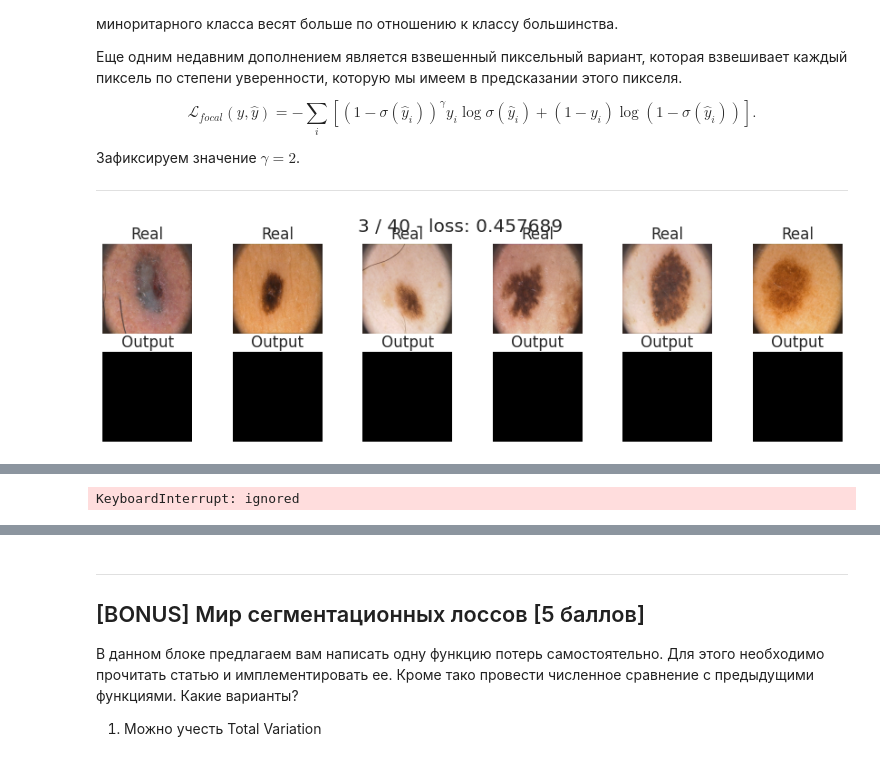
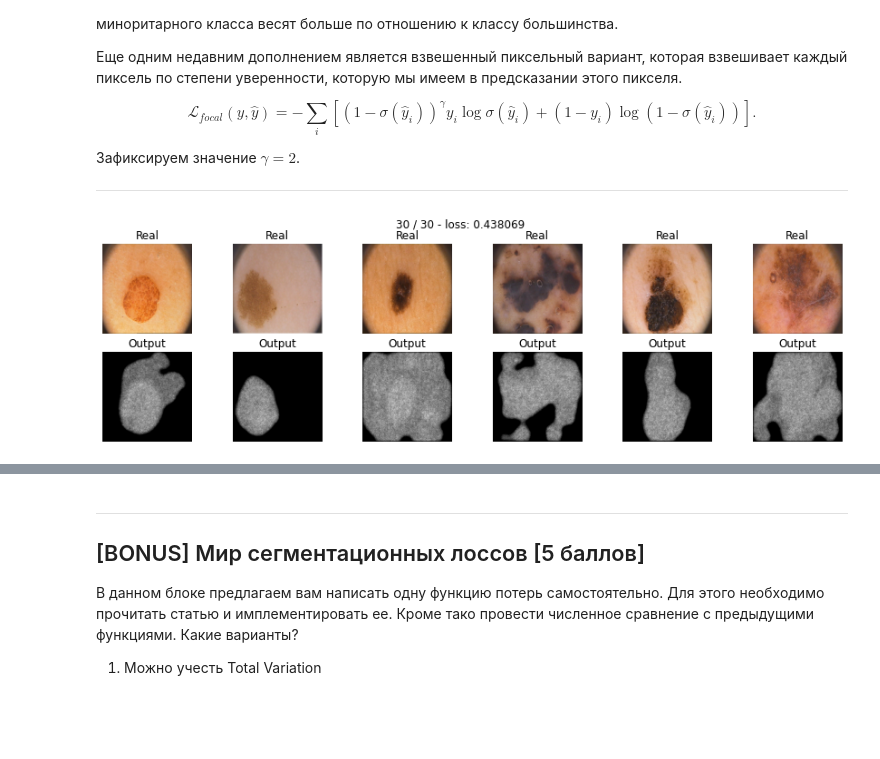
Before and after one commit to prosvirinKir/Deep-Learning-Sckool-term1, a Jupyter notebook: HW_6_semantic_segmentation.ipynb, the cells around one changed output, grey strips where cells are left out. Cells and saved outputs as stored; diff of their text form; code cells hidden in the pictures; blank space fills up the shorter version.

```diff
--- a/HW_6_semantic_segmentation.ipynb
+++ b/HW_6_semantic_segmentation.ipynb
@@ -617,9 +617,9 @@ def focal_loss(y_real, y_pred, eps=1e-8, gamma=2):
 # %%
 model_focal = SegNet().to(device)
 
-max_epochs = 40
+max_epochs = 30
 optimaizer = torch.optim.Adam(model_focal.parameters(), lr=1e-4)
 exp_lr_scheduler = lr_scheduler.StepLR(optimaizer, step_size=5, gamma=0.1)
 losses_focal = train(model_focal, optimaizer, focal_loss, max_epochs, data_tr, data_val, exp_lr_scheduler)
 # %% [output]
-[figure, old version]
+[figure, new version]
@@ -628,3 +626,2 @@ loss: 0.453631
-KeyboardInterrupt: ignored
 # %%
 score_model(model_focal, iou_pytorch, data_val)
```
Also changed, not shown: parts of 10 cells of this notebook.
